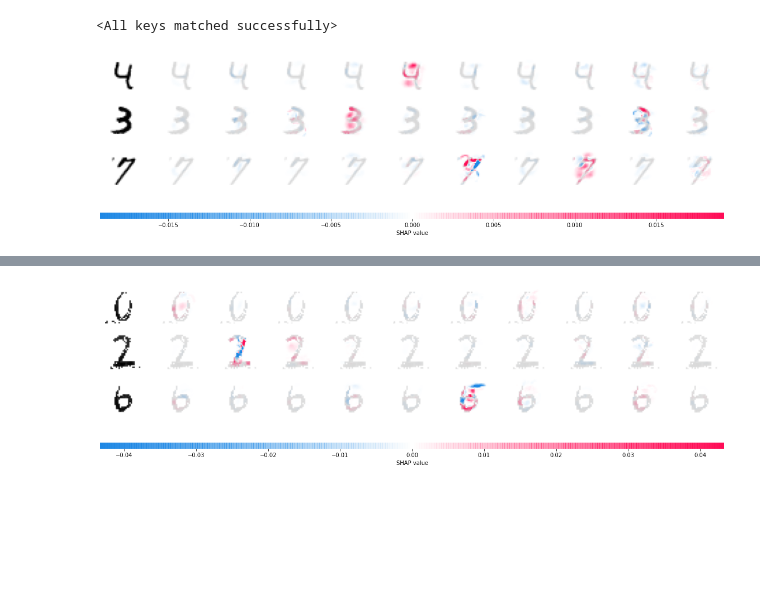
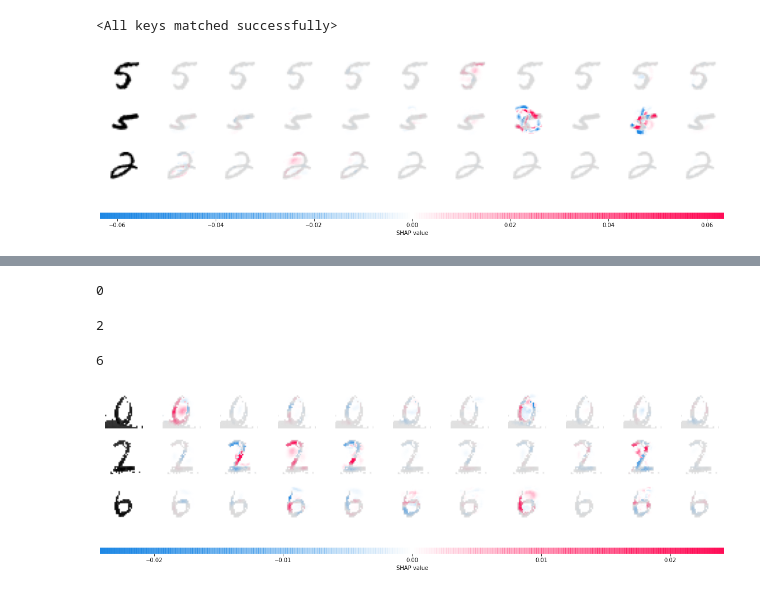
Before and after one commit to itsdmd/GoogleColab, a Jupyter notebook: AI/MNIST-PyTorch/MNIST-PyTorch.ipynb, the cells around one changed output, grey strips where cells are left out. Cells and saved outputs as stored; diff of their text form; code cells hidden in the pictures; blank space fills up the shorter version.

Commit message:
[mod] MNIST-PyTorch.ipynb
Change predictInput() to print out highest probability of model.predict()
Use predictWithDeepExplainer() to plot out DE graph.

```diff
--- a/AI/MNIST-PyTorch/MNIST-PyTorch.ipynb
+++ b/AI/MNIST-PyTorch/MNIST-PyTorch.ipynb
@@ -17,6 +17,6 @@ from PIL import Image, ImageOps, ImageEnhance, ImageFilter
 import shap
 # %%
 batch_size = 128
-num_epochs = 3
+num_epochs = 2
 device = torch.device('cuda')
 # %%
@@ -190,6 +200,7 @@ def take_photo(filename='/content/drive/MyDrive/Colab Notebooks/MNIST-PyTorch/ca
     f.write(binary)
   return filename
 # %%
+# Load 1 image and return as torch.float, (1, 28, 28) tensor
 def imgLoader(threshold, img_dir):
     raw_img = Image.open(img_dir)
     # plt.imshow(raw_img)
@@ -208,14 +219,16 @@ def imgLoader(threshold, img_dir):
     # Darken black-ish pixels
     inp_img = (inp_img / 1000) * 9
 
+    # Construct tensor
     inp_img = np.expand_dims(inp_img, -1)
-    inp_img = transforms.functional.to_tensor(inp_img).to(torch.float)
+    res = transforms.functional.to_tensor(inp_img).to(torch.float)
 
     # plt.imshow(inp_img.reshape(28, 28), cmap = 'Greys')
     # plt.show()
 
-    return inp_img
+    return res
 
+# Load image(s) and return a new tensor as stacked of image tensors
 def loadUserImg(targets = ['0', '1', '2'],
                 threshold = [190, 190, 190],
                 img_dir = '/content/drive/MyDrive/Colab Notebooks/MNIST-PyTorch/Samples/'):
@@ -231,7 +244,13 @@ def loadUserImg(targets = ['0', '1', '2'],
 
     return res
 
+# Print out the highest match index
 def predictInput(inpTensor):
+    reshapedTensor = inpTensor.reshape(1, 28, 28, 1)
+    print(model.predict(reshapedTensor)[0].argmax())
+
+# Print out with DeepExplainer
+def predictWithDeepExplainer(inpTensor):
     # Take a random set of test images for referencing
     batch = next(iter(test_loader))
     images, _ = batch
@@ -248,21 +267,40 @@ def predictInput(inpTensor):
 # %%
 # Test using validation dataset
 batch = next(iter(test_loader))
 images, _ = batch
-predictInput(images[100:103])
+predictWithDeepExplainer(images[100:103])
 # %% [output]
-[figure, old version]
+[figure, new version]
 # %%
 take_photo()
 # %% [output]
 [interactive output not drawn]
 '/content/drive/MyDrive/Colab Notebooks/MNIST-Pytorch/capture.jpg'
+# %%
+target     = ['0']
+threshold   = [180]
+
+predictInput(loadUserImg(target, threshold))
+# %% [output]
+0
+# %%
+target     = ['2']
+threshold   = [180]
+
+predictInput(loadUserImg(target, threshold))
+# %% [output]
+2
+# %%
+target     = ['6']
+threshold   = [180]
+
+predictInput(loadUserImg(target, threshold))
+# %% [output]
+6
 # %%
 targets     = ['0', '2', '6']
-threshold   = [190, 180, 180]
+thresholds   = [180, 180, 180]
 
-img = loadUserImg(targets, threshold)
-
-predictInput(img)
+predictWithDeepExplainer(loadUserImg(targets, thresholds))
 # %% [output]
-[figure, old version]
+[figure, new version]
```
Also changed, not shown: parts of 5 cells of this notebook.
